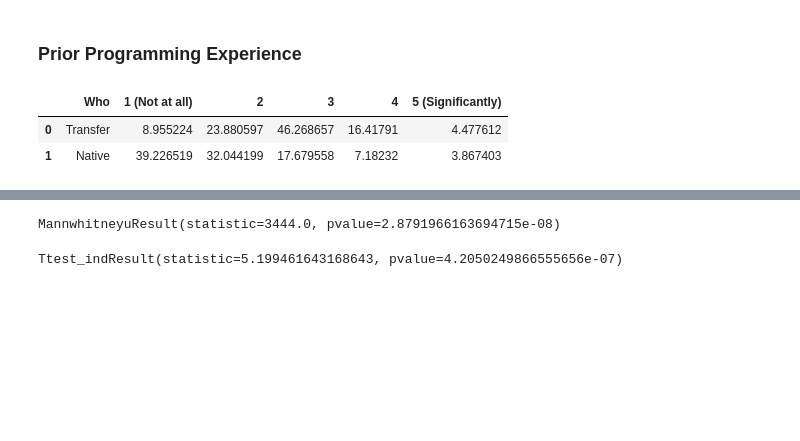
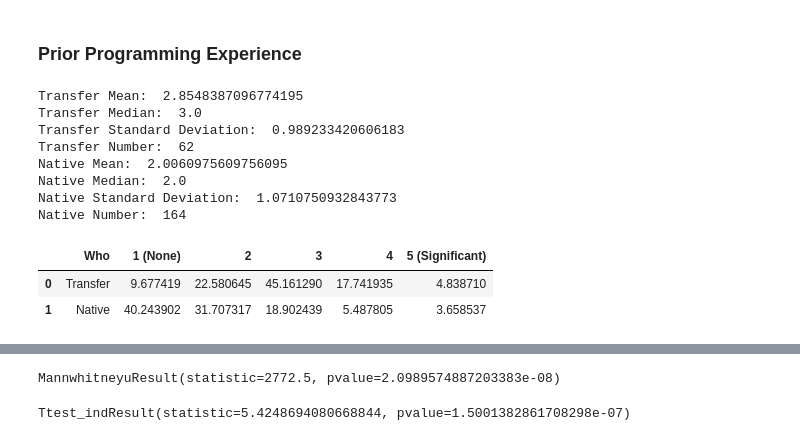
Before and after one commit to navinamahesh/Python-research-prep, a Jupyter notebook: CSE12/CSE12_RQ3.ipynb, the cells around one changed output, grey strips where cells are left out. Cells and saved outputs as stored; diff of their text form; code cells hidden in the pictures; blank space fills up the shorter version.

```diff
--- a/CSE12/CSE12_RQ3.ipynb
+++ b/CSE12/CSE12_RQ3.ipynb
@@ -245,9 +245,21 @@ display(df2)
 # %%
 category="Experience"
 df = pd.read_csv(presurvey)
+
+
+course_info = pd.read_csv("../Data/Fall 2019/CSE Alvarado Course Grade Data.csv")
+course_info = course_info[course_info["Grade (End of Term)"] != "Dropped"]
+course_info = course_info[course_info["Enrollment Flag (End of Term)"] != "N"]
+course_info = course_info[course_info["Enrollment Flag (3rd Week)"] != "N"]
+course_info = course_info[course_info["Course"] == "12"]
+
+df = pd.merge(df, course_info, on="DeID")
+df = df.drop_duplicates(subset=['DeID'])
+
 experience = df["On.a.scale.of.1.to.5..how.much.experience.did.you.have.with.programming.computer.science.before.you.took.your.FIRST.course.at.UC.San.Diego."]
 status = df["Did.you.enter.UCSD.as.a.transfer.student.from.another..2.year.or.4.year..college.or.university."] == "Yes"
 DeID = df["DeID"]
+
 ExperienceLevel = DataFrame({"DeID": DeID, "Transfer Status": status, "Experience" : experience})
 
 ExperienceLevel[category] = ExperienceLevel[category].replace(to_replace = "1", value = 1)
@@ -255,12 +267,11 @@ ExperienceLevel[category] = ExperienceLevel[category].replace(to_replace = "2",
 ExperienceLevel[category] = ExperienceLevel[category].replace(to_replace = "3", value = 3)
 ExperienceLevel[category] = ExperienceLevel[category].replace(to_replace = "4", value = 4)
 ExperienceLevel[category] = ExperienceLevel[category].replace(to_replace = "5", value = 5)
-ExperienceLevel[category] = ExperienceLevel[category].replace(to_replace = "NaN", value = 5)
+
+pd.set_option("display.max_rows", None, "display.max_columns", None)
 
 transfer = ExperienceLevel[ExperienceLevel["Transfer Status"] == True]
 native = ExperienceLevel[ExperienceLevel["Transfer Status"] == False]
-
-native = native.dropna(axis=0)
 # %%
 graphTitle = "CS 2 Prior Programming Experience"
 X_title = "Percentage"
@@ -270,6 +281,16 @@ transferDistribution = [0,0,0,0,0]
 nativeDistribution = [0,0,0,0,0]
 for i in transfer.index:
     transferDistribution[int(transfer["Experience"][i])-1] += 1;
+
+print("Transfer Mean: ", transfer["Experience"].mean())
+print("Transfer Median: ", transfer["Experience"].median())
+print("Transfer Standard Deviation: ", transfer["Experience"].std())
+print("Transfer Number: ", len(transfer))
+print("Native Mean: ", native["Experience"].mean())
+print("Native Median: ", native["Experience"].median())
+print("Native Standard Deviation: ", native["Experience"].std())
+print("Native Number: ", len(native))
+
 
 for i in native.index:
     nativeDistribution[int(native["Experience"][i])-1] += 1;
@@ -282,11 +303,11 @@ for i in range(5):
 
 d = {
 'Who' : ["Transfer", "Native"],
-'1 (Not at all)' : [transferDistribution[0],nativeDistribution[0]],
+'1 (None)' : [transferDistribution[0],nativeDistribution[0]],
 '2' : [transferDistribution[1],nativeDistribution[1]],
 '3' : [transferDistribution[2],nativeDistribution[2]],
 '4' : [transferDistribution[3],nativeDistribution[3]],
-'5 (Significantly)' :[transferDistribution[4],nativeDistribution[4]]
+'5 (Significant)' :[transferDistribution[4],nativeDistribution[4]]
 }
 df = pd.DataFrame(d)
 display(df)
@@ -312,36 +333,45 @@ fig = go.Figure()
 for col in df.columns[1:]:
     fig.add_trace(go.Bar(x= df[col].round(2),
                          y =df['Who'],
                          text=df[col].round(2),
                          orientation='h',
                          name= col,
                          marker_color=colors3[4-i],
                          hovertemplate="%{y}: %{x}"))
     i+=1
     fig.update_traces(texttemplate='%{value}', textposition='inside')
 
 fig.update_layout(title=graphTitle,
+                  title_x = 0.5,
                   xaxis_title=X_title,
                   yaxis_title=Y_title,
                   legend_title="Scale",
                   barmode='relative',
                   height=300,
                   width=700,
                   yaxis_autorange='reversed',
                   bargap=0.01,
                   legend_orientation ='h',
                   legend_x=0.05, legend_y=1.3
                  )
 fig.show()
 
 utest_results = stats.mannwhitneyu(transfer["Experience"], native["Experience"], use_continuity=False)
 ttest_results = stats.ttest_ind(transfer["Experience"], native["Experience"])
 display(utest_results)
 display(ttest_results)
 # %% [output]
+Transfer Mean:  2.8548387096774195
+Transfer Median:  3.0
+Transfer Standard Deviation:  0.989233420606183
+Transfer Number:  62
+Native Mean:  2.0060975609756095
+Native Median:  2.0
+Native Standard Deviation:  1.0710750932843773
+Native Number:  164
-|  | Who | 1 (Not at all) | 2 | 3 | 4 | 5 (Significantly) |
-| 0 | Transfer | 8.955224 | 23.880597 | 46.268657 | 16.41791 | 4.477612 |
-| 1 | Native | 39.226519 | 32.044199 | 17.679558 | 7.18232 | 3.867403 |
+|  | Who | 1 (None) | 2 | 3 | 4 | 5 (Significant) |
+| 0 | Transfer | 9.677419 | 22.580645 | 45.161290 | 17.741935 | 4.838710 |
+| 1 | Native | 40.243902 | 31.707317 | 18.902439 | 5.487805 | 3.658537 |
 [interactive output not drawn]
-MannwhitneyuResult(statistic=3444.0, pvalue=2.8791966163694715e-08)
-Ttest_indResult(statistic=5.199461643168643, pvalue=4.2050249866555656e-07)
+MannwhitneyuResult(statistic=2772.5, pvalue=2.0989574887203383e-08)
+Ttest_indResult(statistic=5.4248694080668844, pvalue=1.5001382861708298e-07)
```
Also changed, not shown: 17 other files.
